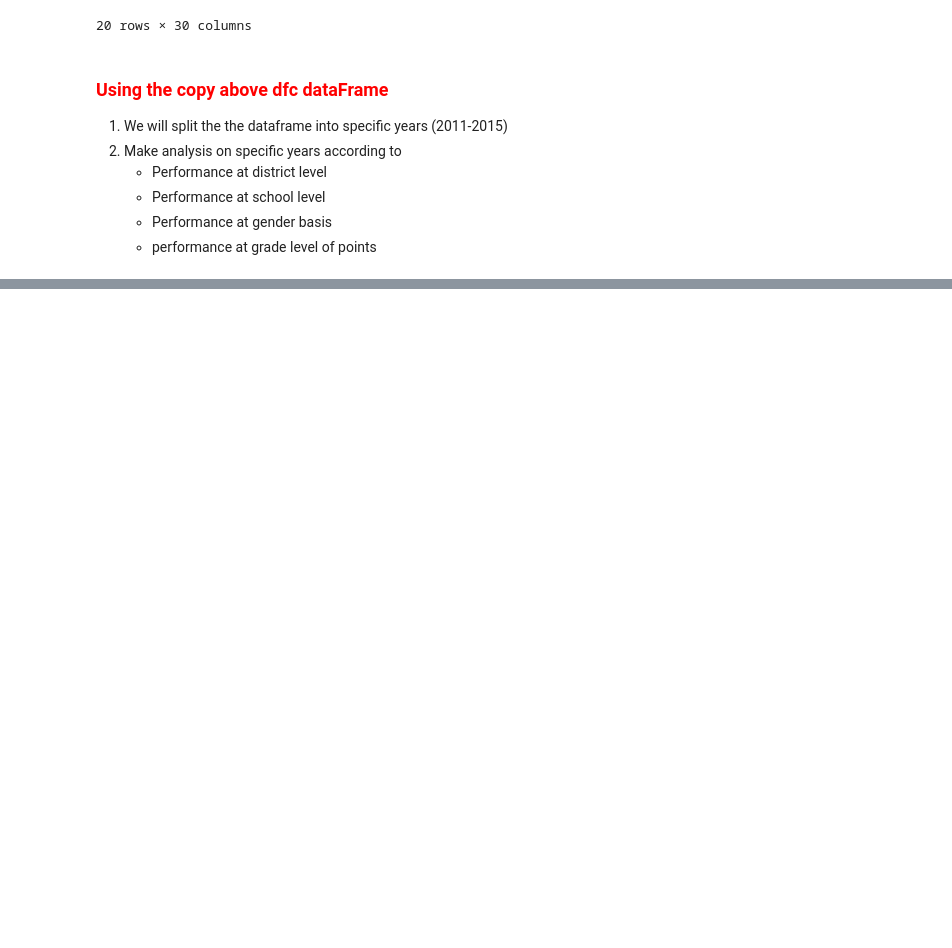
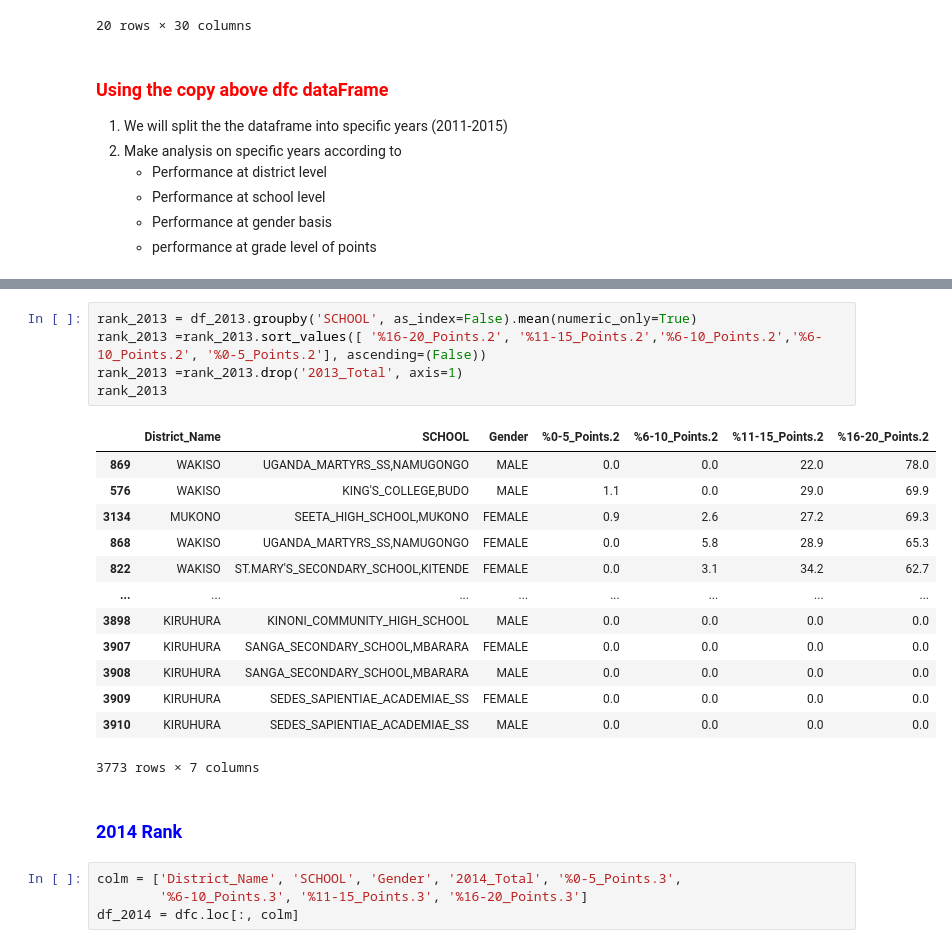
Before and after one commit to Muhangi2/DataScience_UACE_Analysis, a Jupyter notebook: datacleaning.ipynb, the cells around one changed output, grey strips where cells are left out. Cells and saved outputs as stored; diff of their text form; blank space fills up the shorter version.

```diff
--- a/datacleaning.ipynb
+++ b/datacleaning.ipynb
@@ -452,0 +511,25 @@ dfc.head(20)
+# %%
+rank_2013 = df_2013.groupby('SCHOOL', as_index=False).mean(numeric_only=True)
+rank_2013 =rank_2013.sort_values([ '%16-20_Points.2', '%11-15_Points.2','%6-10_Points.2','%6-10_Points.2', '%0-5_Points.2'], ascending=(False))
+rank_2013 =rank_2013.drop('2013_Total', axis=1)
+rank_2013
+# %% [output]
+|  | District_Name | SCHOOL | Gender | %0-5_Points.2 | %6-10_Points.2 | %11-15_Points.2 | %16-20_Points.2 |
+| 869 | WAKISO | UGANDA_MARTYRS_SS,NAMUGONGO | MALE | 0.0 | 0.0 | 22.0 | 78.0 |
+| 576 | WAKISO | KING'S_COLLEGE,BUDO | MALE | 1.1 | 0.0 | 29.0 | 69.9 |
+| 3134 | MUKONO | SEETA_HIGH_SCHOOL,MUKONO | FEMALE | 0.9 | 2.6 | 27.2 | 69.3 |
+| 868 | WAKISO | UGANDA_MARTYRS_SS,NAMUGONGO | FEMALE | 0.0 | 5.8 | 28.9 | 65.3 |
+| 822 | WAKISO | ST.MARY'S_SECONDARY_SCHOOL,KITENDE | FEMALE | 0.0 | 3.1 | 34.2 | 62.7 |
+| ... | ... | ... | ... | ... | ... | ... | ... |
+| 3898 | KIRUHURA | KINONI_COMMUNITY_HIGH_SCHOOL | MALE | 0.0 | 0.0 | 0.0 | 0.0 |
+| 3907 | KIRUHURA | SANGA_SECONDARY_SCHOOL,MBARARA | FEMALE | 0.0 | 0.0 | 0.0 | 0.0 |
+| 3908 | KIRUHURA | SANGA_SECONDARY_SCHOOL,MBARARA | MALE | 0.0 | 0.0 | 0.0 | 0.0 |
+| 3909 | KIRUHURA | SEDES_SAPIENTIAE_ACADEMIAE_SS | FEMALE | 0.0 | 0.0 | 0.0 | 0.0 |
+| 3910 | KIRUHURA | SEDES_SAPIENTIAE_ACADEMIAE_SS | MALE | 0.0 | 0.0 | 0.0 | 0.0 |
+3773 rows × 7 columns
+# %% [markdown]
+### <font color='blue'>2014 Rank</font>
+# %%
+colm = ['District_Name', 'SCHOOL', 'Gender', '2014_Total', '%0-5_Points.3',
+        '%6-10_Points.3', '%11-15_Points.3', '%16-20_Points.3']
+df_2014 = dfc.loc[:, colm]
```
Also changed, not shown: parts of 20 cells of this notebook, 2 other files.
